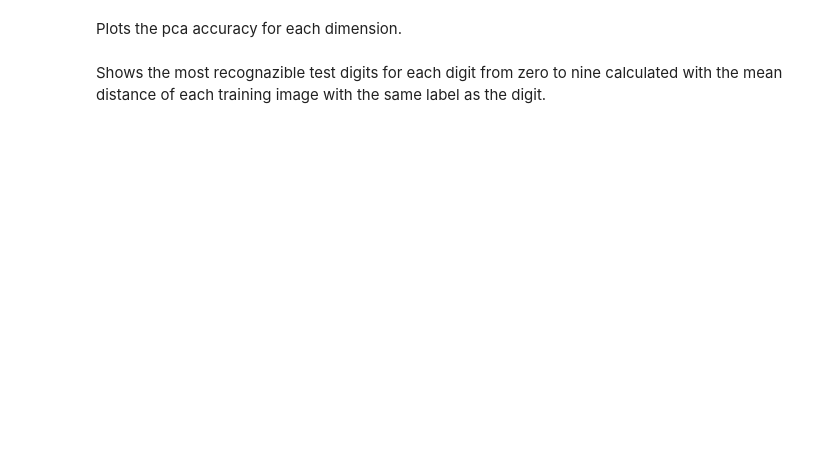
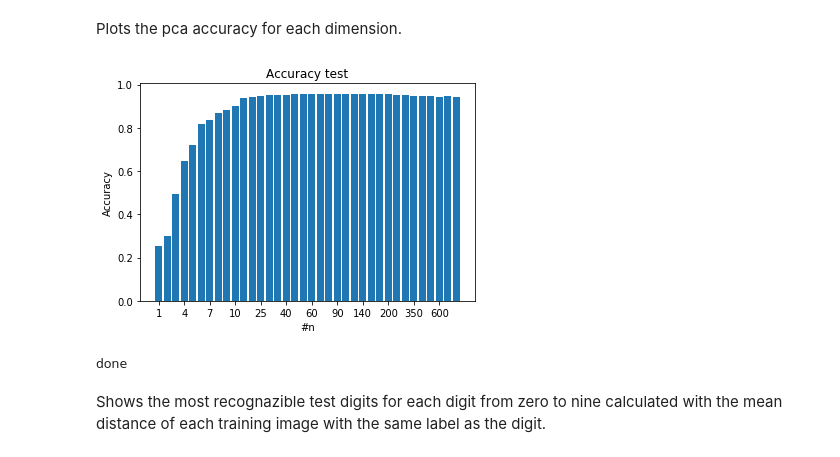
Before and after one commit to datascience-mobi/project-03-group-01, a Jupyter notebook: digit_recognition.ipynb, the cells around one changed output. Cells and saved outputs as stored; diff of their text form; code cells hidden in the pictures; blank space fills up the shorter version.

```diff
--- a/digit_recognition.ipynb
+++ b/digit_recognition.ipynb
@@ -47,7 +41,0 @@ Opens CsvImage lists from pickle files which lowers the loading time by a factor
-# %%
-
-# Open CsvImage lists from pickle files - lowers loading time by factor 10
-# loading from bz2: 15.75s, from uncompressed .dat: 4.458s
-training_lists = pickle_io.load_pickles("data/training.dat")
-test_lists = pickle_io.load_pickles("data/test.dat")
-print("Successfully loaded images from pickle files")
@@ -95,7 +108,11 @@ pca.plot_inverse_transforms(reduced_images[2], reduced_images[1], reduced_images
 # %% [markdown]
 Plots the pca accuracy for each dimension.
 # %%
-plot.plot_pca_accuracy(pickle_io.load_pickles("pca_accuracy.dat"))
+plot.plot_pca_accuracy(pickle_io.load_pickles("src/pca_accuracy.dat"))
+print("done")
+# %% [output]
+[figure, added]
+done
 # %% [markdown]
 Shows the most recognazible test digits for each digit from zero to nine calculated with the mean distance
 of each training image with the same label as the digit.
```
Also changed, not shown: parts of 26 cells of this notebook.
